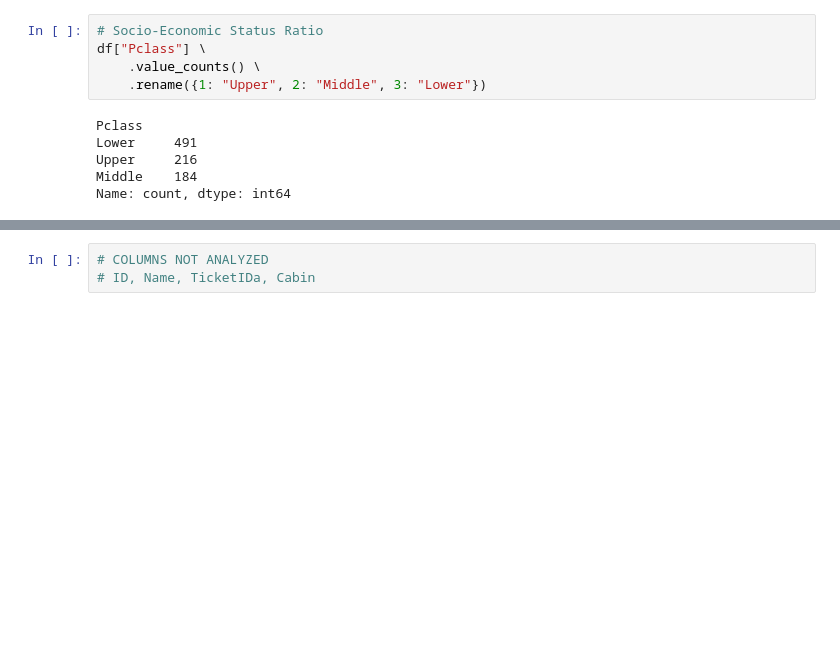
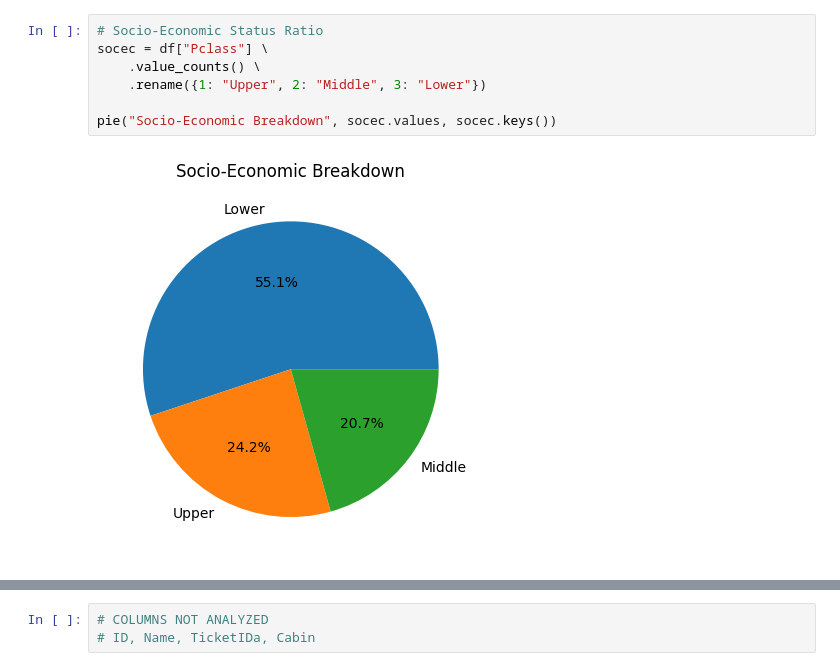
Before and after one commit to TonyGrif/titanic, a Jupyter notebook: eda/univariate.ipynb, the cells around one changed output, grey strips where cells are left out. Cells and saved outputs as stored; diff of their text form; blank space fills up the shorter version.

```diff
--- a/eda/univariate.ipynb
+++ b/eda/univariate.ipynb
@@ -17,13 +27,11 @@ Name: count, dtype: int64
 # %%
 # Socio-Economic Status Ratio
-df["Pclass"] \
+socec = df["Pclass"] \
     .value_counts() \
     .rename({1: "Upper", 2: "Middle", 3: "Lower"})
+
+pie("Socio-Economic Breakdown", socec.values, socec.keys())
 # %% [output]
-Pclass
-Lower     491
-Upper     216
-Middle    184
-Name: count, dtype: int64
+[figure, added]
 # %%
 # Sex Ratio
```
Also changed, not shown: parts of 9 cells of this notebook.
